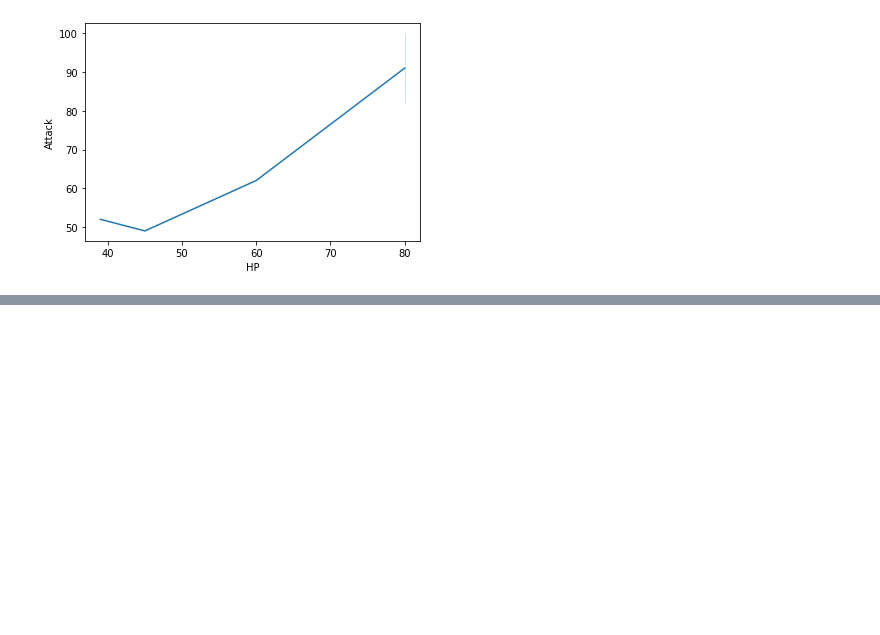
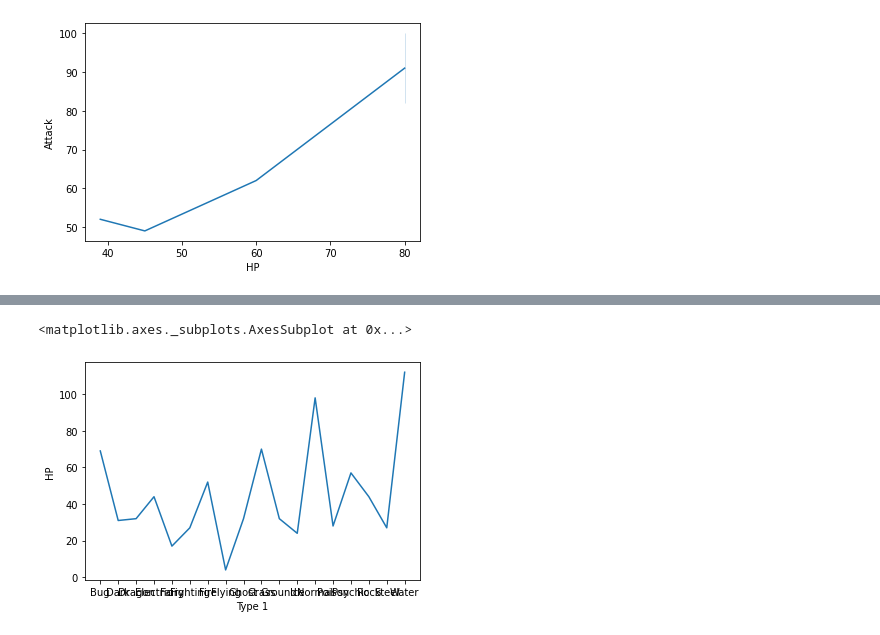
Before and after one commit to clargote/mujeresDigitales, a Jupyter notebook: Clase_1_sep.ipynb, the cells around one changed output, grey strips where cells are left out. Cells and saved outputs as stored; diff of their text form; code cells hidden in the pictures; blank space fills up the shorter version.

```diff
--- a/Clase_1_sep.ipynb
+++ b/Clase_1_sep.ipynb
@@ -39,0 +66,5 @@ sns.lineplot(data=df[:5], x="HP", y="Attack")
+# %%
+sns.lineplot(data=df[["Type 1", "HP", "Attack"]].groupby("Type 1").count(), x="Type 1" , y="HP")
+# %% [output]
+<matplotlib.axes._subplots.AxesSubplot at 0x...>
+[figure, added]
```
Also changed, not shown: parts of 4 cells of this notebook.
